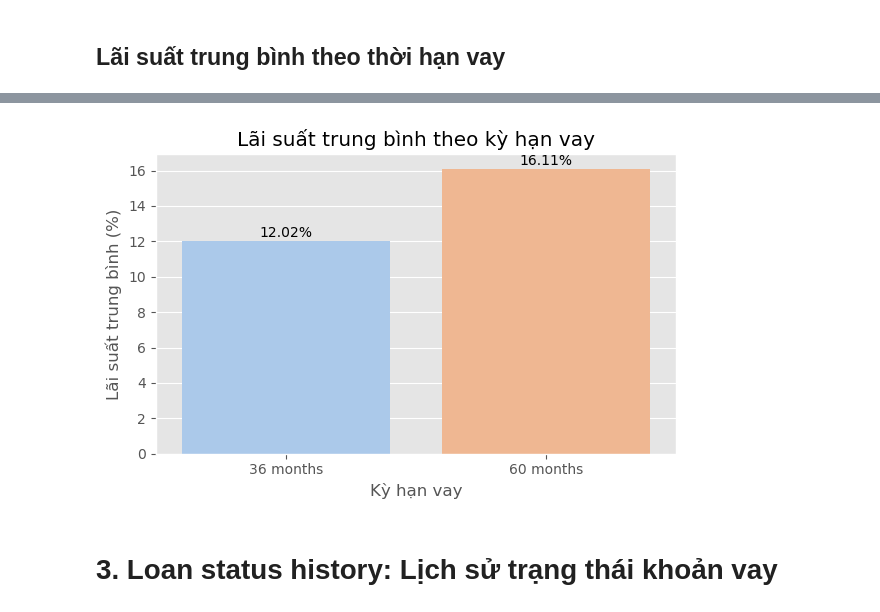
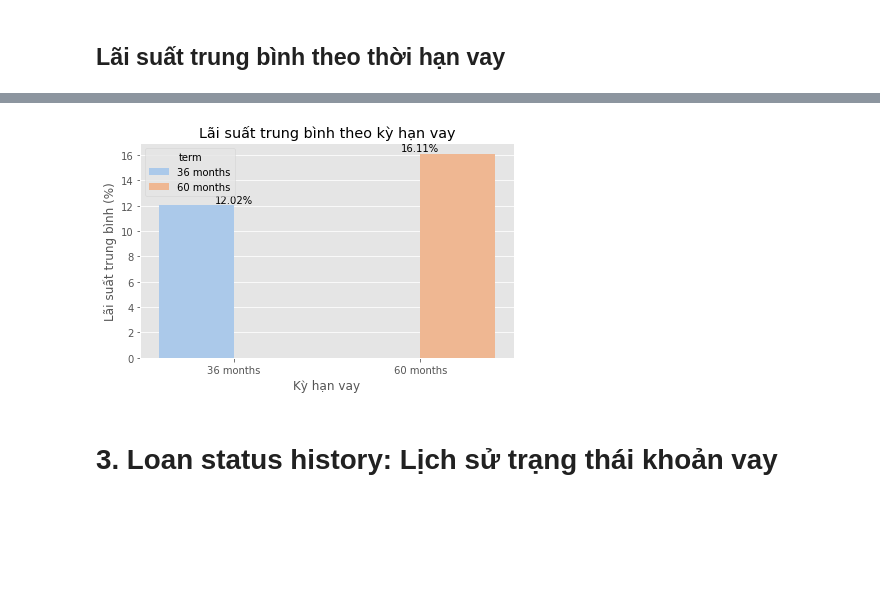
Before and after one commit to nctrinh/Bigdata, a Jupyter notebook: notebooks/EDA.ipynb, the cells around one changed output, grey strips where cells are left out. Cells and saved outputs as stored; diff of their text form; code cells hidden in the pictures; blank space fills up the shorter version.

```diff
--- a/notebooks/EDA.ipynb
+++ b/notebooks/EDA.ipynb
@@ -9,9 +120,15 @@ import pandas as pd
 # %%
 spark = SparkSession.builder \
+    .master("spark://spark-master:7077") \
     .appName("EDA_BorrowerProfile") \
     .getOrCreate()
 # %%
-borrower_profile_df = spark.read.csv("../data/splitted_data/borrower_profile.csv/part-00000-3b280251-68a4-408a-9553-53b363ca2375-c000.csv", header=True, inferSchema=True)
+borrower_profile_df = (
+    spark.read
+    .option("header", True)
+    .schema(borrower_profile_schema)
+    .csv("hdfs://namenode:9000/bigdata/data/splitted_data/borrower_profile")
+)
 borrower_profile_df.printSchema()
 # %% [output]
 root
@@ -299,10 +452,11 @@ plt.show()
 from pyspark.sql.functions import *
 # %%
 spark = SparkSession.builder \
+    .master("spark://spark-master:7077") \
     .appName("EDA_LoanInfo") \
     .getOrCreate()
 # %%
-loan_df = spark.read.csv("../data/splitted_data/loan_info.csv", header=True, inferSchema=True)
+loan_df = spark.read.csv("hdfs://namenode:9000/bigdata/data/splitted_data/loan_info", header=True, inferSchema=True)
 p_loan_df = loan_df.toPandas()
 loan_df.printSchema()
 # %% [output]
@@ -599,7 +749,6 @@ sns.barplot(
     hue="term",
     data=avg_rate_by_term,
     palette="pastel",
-    legend=False
 )
 
 plt.title("Lãi suất trung bình theo kỳ hạn vay")
@@ -621,2 +770,2 @@ plt.show()
 +---------+------------------+
-[figure, old version]
+[figure, new version]
```
Also changed, not shown: parts of 49 cells of this notebook, 2 other files.
